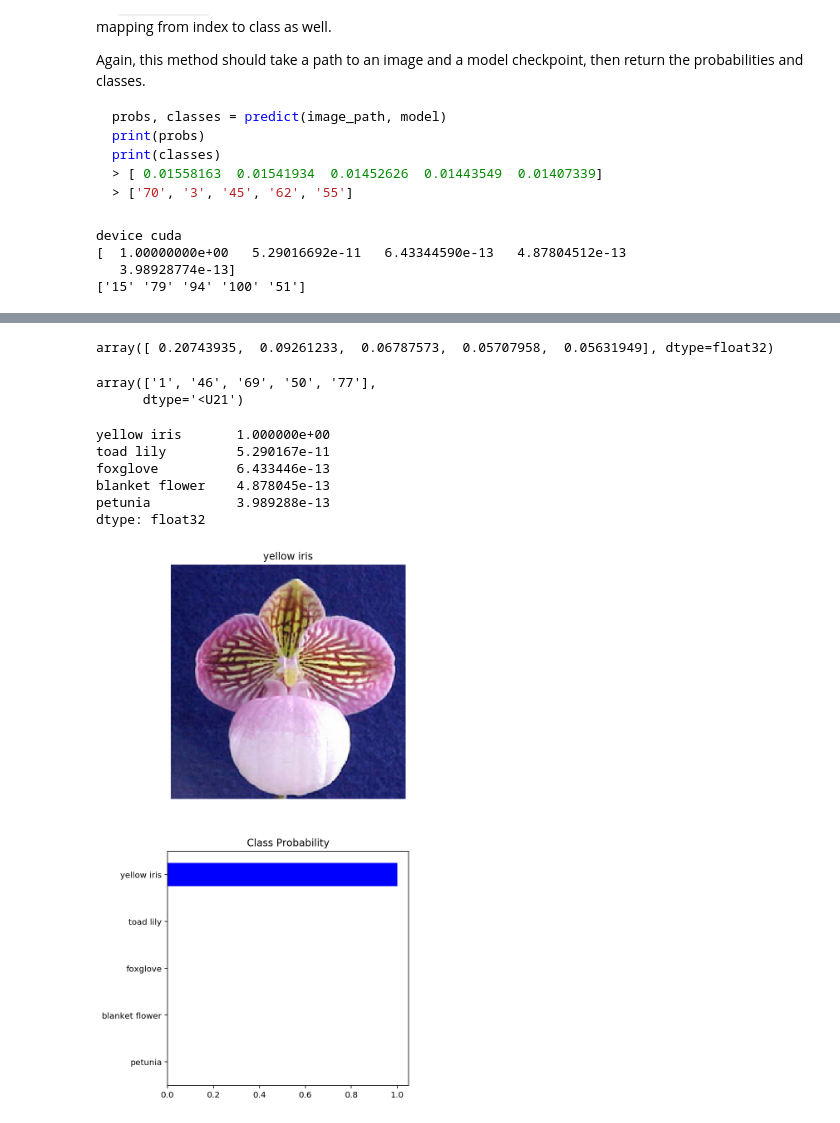
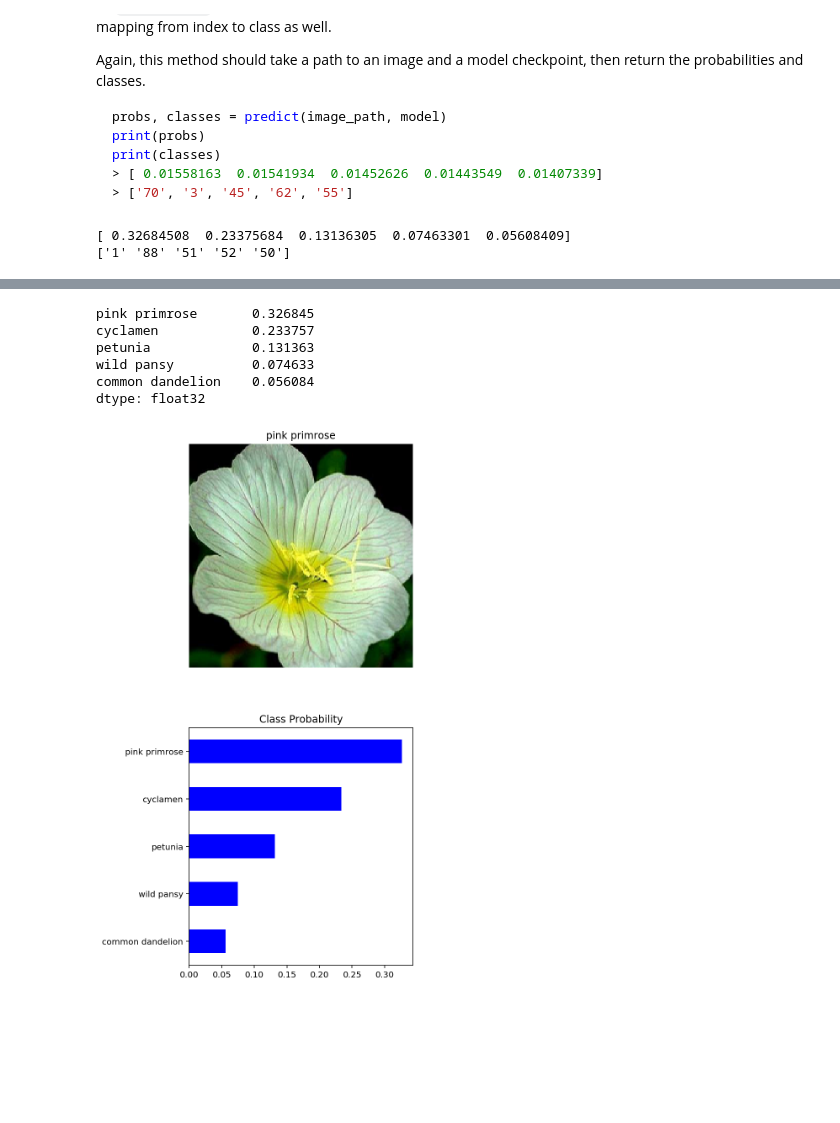
Before and after one commit to scpfoster/create_image_classifier, a Jupyter notebook: Image Classifier Project.ipynb, the cells around one changed output, grey strips where cells are left out. Cells and saved outputs as stored; diff of their text form; code cells hidden in the pictures; blank space fills up the shorter version.

```diff
--- a/Image Classifier Project.ipynb
+++ b/Image Classifier Project.ipynb
@@ -565,16 +566,13 @@ def predict(image_path, model, topk=5):
     return np.array(top_p)[0], np.array(top_class)[0].astype('str')
 # %%
 # use the test image from before
-#predImage, predLabels = next(iter(trainloader))
-testImagePath = 'flowers/valid/2/image_05094.jpg'
+testImagePath = 'flowers/valid/1/image_06739.jpg'
 probs, classes = predict(testImagePath, test_load_model)
 print(probs)
 print(classes)
 # %% [output]
-device cuda
-[  1.00000000e+00   5.29016692e-11   6.43344590e-13   4.87804512e-13
-   3.98928774e-13]
-['15' '79' '94' '100' '51']
+[ 0.32684508  0.23375684  0.13136305  0.07463301  0.05608409]
+['1' '88' '51' '52' '50']
 # %% [markdown]
 ## Sanity Checking
 
@@ -583,15 +581,10 @@ Now that you can use a trained model for predictions, check to make sure it make
 <img src='assets/inference_example.png' width=300px>
 
 You can convert from the class integer encoding to actual flower names with the `cat_to_name.json` file (should have been loaded earlier in the notebook). To show a PyTorch tensor as an image, use the `imshow` function defined above.
-# %%
-probs
-# %% [output]
-array([ 0.20743935,  0.09261233,  0.06787573,  0.05707958,  0.05631949], dtype=float32)
-# %%
-classes
-# %% [output]
-array(['1', '46', '69', '50', '77'],
-      dtype='<U21')
+# %%
+#get the name for the actual image
+#split the path name, take the class number, look it up in the dictionary
+actualName = cat_to_name[testImagePath.split('/')[2]]
 # %%
 #convert the classes to class names
 classesNames = [cat_to_name[number] for number in classes]
@@ -600,24 +593,24 @@ classesNames = [cat_to_name[number] for number in classes]
 plotSer = pd.Series(probs, classesNames)
 plotSer
 # %% [output]
-yellow iris       1.000000e+00
-toad lily         5.290167e-11
-foxglove          6.433446e-13
-blanket flower    4.878045e-13
-petunia           3.989288e-13
+pink primrose       0.326845
+cyclamen            0.233757
+petunia             0.131363
+wild pansy          0.074633
+common dandelion    0.056084
 dtype: float32
 # %%
 # TODO: Display an image along with the top 5 classes
 # open and process the testImage
 testImage = Image.open(testImagePath)
 plotImage = process_image(testImage)
 
 fig, (ax1, ax2) = plt.subplots(figsize=(6,10), ncols=1, nrows=2)
 imshow(plotImage, ax1)
-ax1.set_title(classesNames[0])
+ax1.set_title(actualName)
 ax1.axis('off')
 ax2.set_title("Class Probability")
 plotSer.plot.barh(ax=ax2, color=['blue']).invert_yaxis()
 fig.tight_layout(pad=3.0)
 # %% [output]
-[figure, old version]
+[figure, new version]
```
Also changed, not shown: parts of 8 cells of this notebook, 7 other files.
